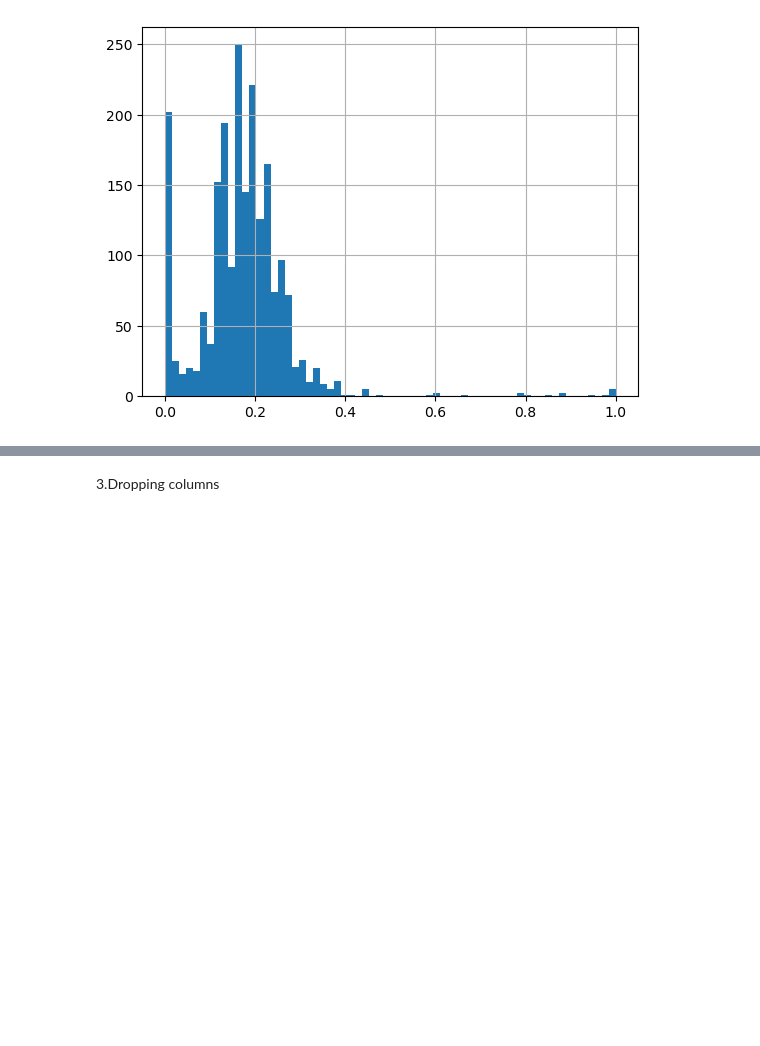
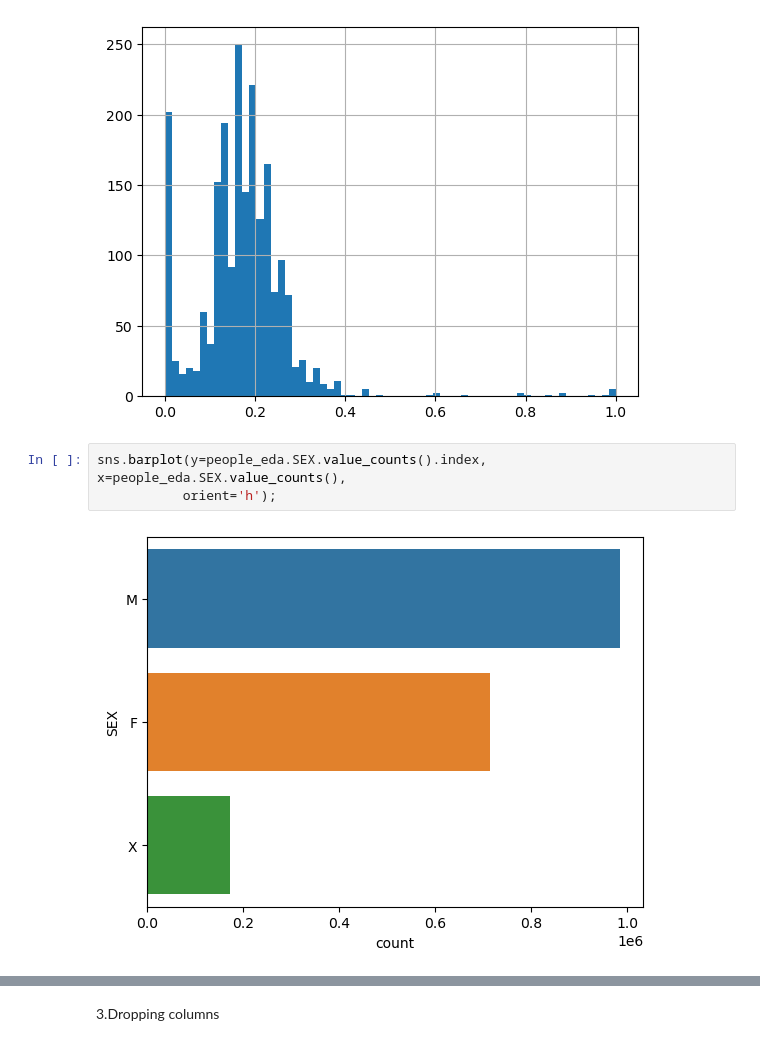
Before and after one commit to marionmacharia/Marion-Phase-3-Project, a Jupyter notebook: index.ipynb, the cells around one changed output, grey strips where cells are left out. Drawn from its saved outputs; the diff is of its cells as text; blank space fills up the shorter version.

```diff
--- a/index.ipynb
+++ b/index.ipynb
@@ -222,3 +224,8 @@ Name: count, dtype: int64
 people_eda['BAC_RESULT VALUE'].hist(bins='auto');
 # %% [output]
 [figure]
+# %%
+sns.barplot(y=people_eda.SEX.value_counts().index, x=people_eda.SEX.value_counts(),
+           orient='h');
+# %% [output]
+[figure, added]
```
Also changed, not shown: parts of 8 cells of this notebook.
